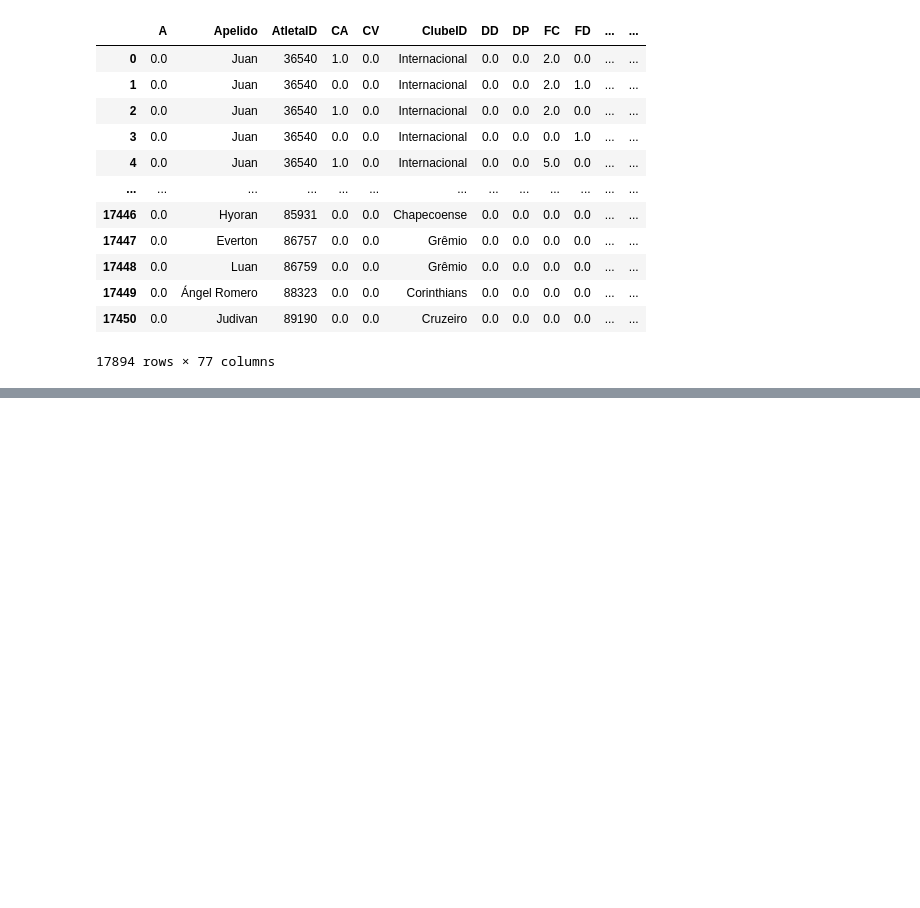
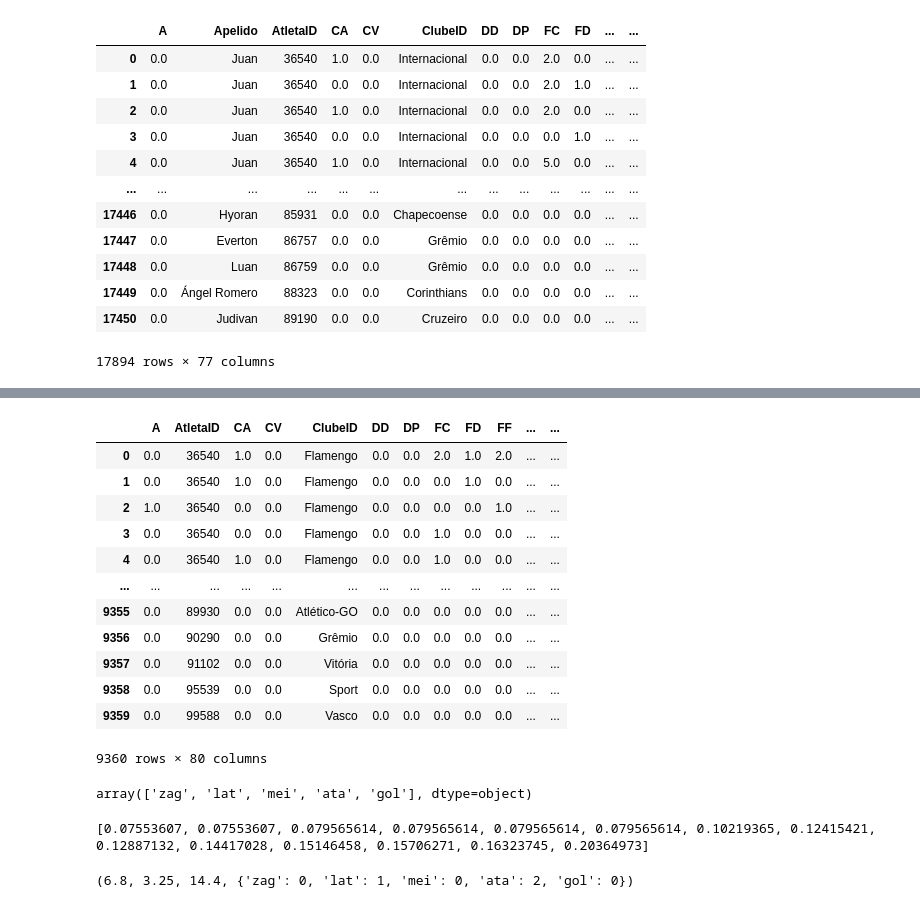
Before and after one commit to VitorFreireV/PlayingWithCartolaFC, a Jupyter notebook: Untitled.ipynb, the cells around one changed output, grey strips where cells are left out. Saved outputs shown, nothing was run; the diff lists cells and outputs as text; code cells hidden in the pictures; blank space fills up the shorter version.

```diff
--- a/Untitled.ipynb
+++ b/Untitled.ipynb
@@ -141,0 +154,12 @@ X
+# %%
+prevision = xg_reg.predict(x)
+# %%
+new_dic = {'AtletaID':[], 'Rodada':[], 'Prev_Pontos': prevision}
+for i in range(len(df_test)):
+    new_dic['AtletaID'].append(df_test.iloc[i]['AtletaID'])
+    new_dic['Rodada'].append(df_test.iloc[i]['Rodada'])
+# %%
+df_prev = pd.DataFrame.from_dict(new_dic)
+# %%
+
+df_final = pd.merge(df_final,df_prev, on = ['AtletaID', 'Rodada'])
@@ -141,0 +168,20 @@ X
+# %%
+df_final
+# %% [output]
+|  | A | AtletaID | CA | CV | ClubeID | DD | DP | FC | FD | FF | ... | ... |
+| 0 | 0.0 | 36540 | 1.0 | 0.0 | Flamengo | 0.0 | 0.0 | 2.0 | 1.0 | 2.0 | ... | ... |
+| 1 | 0.0 | 36540 | 1.0 | 0.0 | Flamengo | 0.0 | 0.0 | 0.0 | 1.0 | 0.0 | ... | ... |
+| 2 | 1.0 | 36540 | 0.0 | 0.0 | Flamengo | 0.0 | 0.0 | 0.0 | 0.0 | 1.0 | ... | ... |
+| 3 | 0.0 | 36540 | 0.0 | 0.0 | Flamengo | 0.0 | 0.0 | 1.0 | 0.0 | 0.0 | ... | ... |
+| 4 | 0.0 | 36540 | 1.0 | 0.0 | Flamengo | 0.0 | 0.0 | 1.0 | 0.0 | 0.0 | ... | ... |
+| ... | ... | ... | ... | ... | ... | ... | ... | ... | ... | ... | ... | ... |
+| 9355 | 0.0 | 89930 | 0.0 | 0.0 | Atlético-GO | 0.0 | 0.0 | 0.0 | 0.0 | 0.0 | ... | ... |
+| 9356 | 0.0 | 90290 | 0.0 | 0.0 | Grêmio | 0.0 | 0.0 | 0.0 | 0.0 | 0.0 | ... | ... |
+| 9357 | 0.0 | 91102 | 0.0 | 0.0 | Vitória | 0.0 | 0.0 | 0.0 | 0.0 | 0.0 | ... | ... |
+| 9358 | 0.0 | 95539 | 0.0 | 0.0 | Sport | 0.0 | 0.0 | 0.0 | 0.0 | 0.0 | ... | ... |
+| 9359 | 0.0 | 99588 | 0.0 | 0.0 | Vasco | 0.0 | 0.0 | 0.0 | 0.0 | 0.0 | ... | ... |
+9360 rows × 80 columns
+# %%
+df_final['Posicao'].unique()
+# %% [output]
+array(['zag', 'lat', 'mei', 'ata', 'gol'], dtype=object)
@@ -141,0 +217,5 @@ X
+# %%
+get_best_time(df_final, 100, 1)
+# %% [output]
+[0.07553607, 0.07553607, 0.079565614, 0.079565614, 0.079565614, 0.079565614, 0.10219365, 0.12415421, 0.12887132, 0.14417028, 0.15146458, 0.15706271, 0.16323745, 0.20364973]
+(6.8, 3.25, 14.4, {'zag': 0, 'lat': 1, 'mei': 0, 'ata': 2, 'gol': 0})
```
Also changed, not shown: parts of 12 cells of this notebook, 5 other files.
